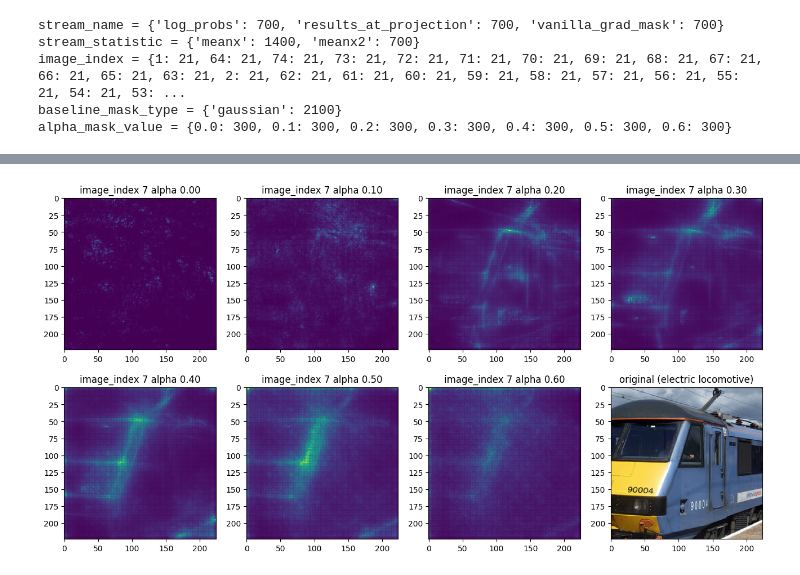
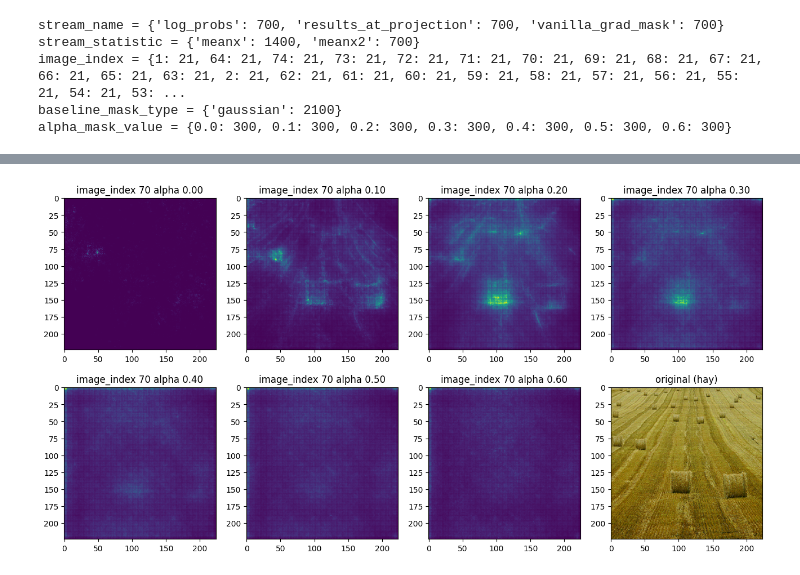
Before and after one commit to Amir-Mehrpanah/On-Spectral-Properties-of-Gradient-based-Explanation-Methods-ECCV24, a Jupyter notebook: experiments/experiment_6_0.ipynb, the cells around one changed output, grey strips where cells are left out. Saved outputs shown, nothing was run; the diff lists cells and outputs as text; code cells hidden in the pictures.

```diff
--- a/experiments/experiment_6_0.ipynb
+++ b/experiments/experiment_6_0.ipynb
@@ -129,5 +129,5 @@ consistency_data.plot.kde(y="consistency",ax=plt.gca(),xlim=(0,1))
 # %%
-image_index = 7
+image_index = 70
 original_image, label, image_path = query_imagenet(image_index=image_index)
 temp = project_metadata.loc[("vanilla_grad_mask", "meanx2", image_index, "gaussian")]
 temp_masks = temp["data_path"].apply(np.load)
@@ -154,4 +154,4 @@ save_axis(titles, fig, axes, save_output_dir)
-[figure, old version]
+[figure, new version]
 # %%
 image_index = 43
 original_image, label, image_path = query_imagenet(image_index=image_index)
```
Also changed, not shown: parts of 10 cells of this notebook, 6 other files.
